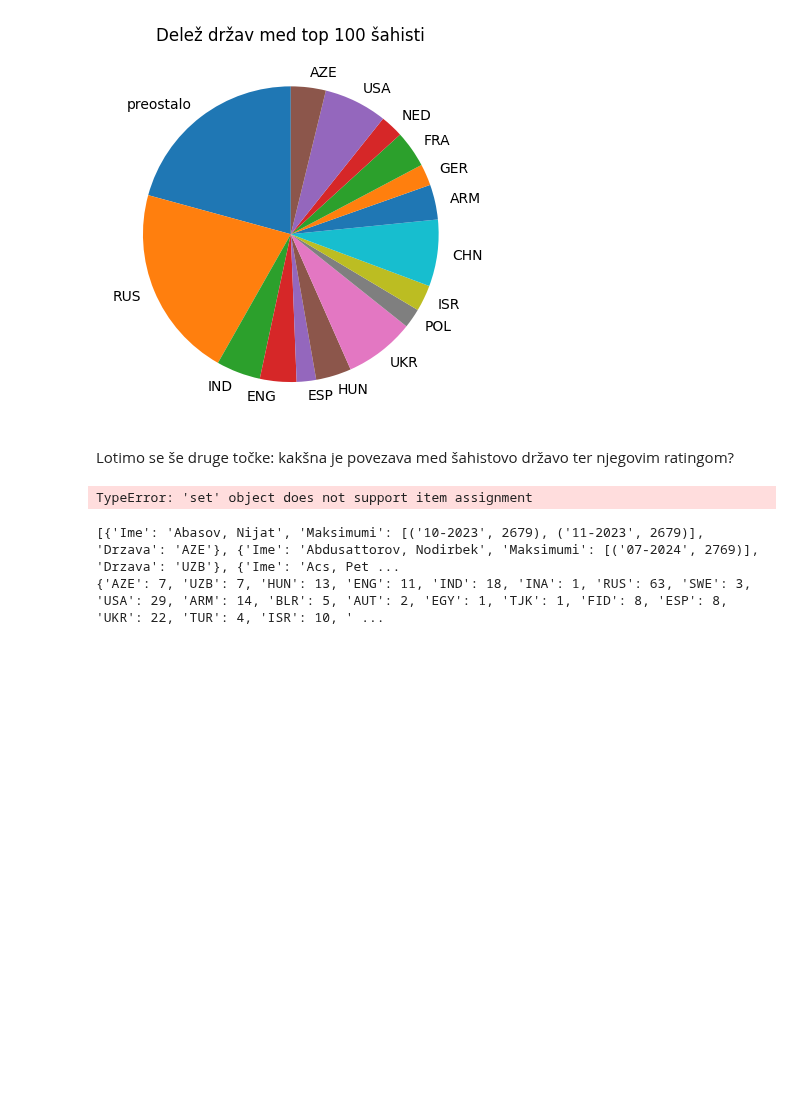
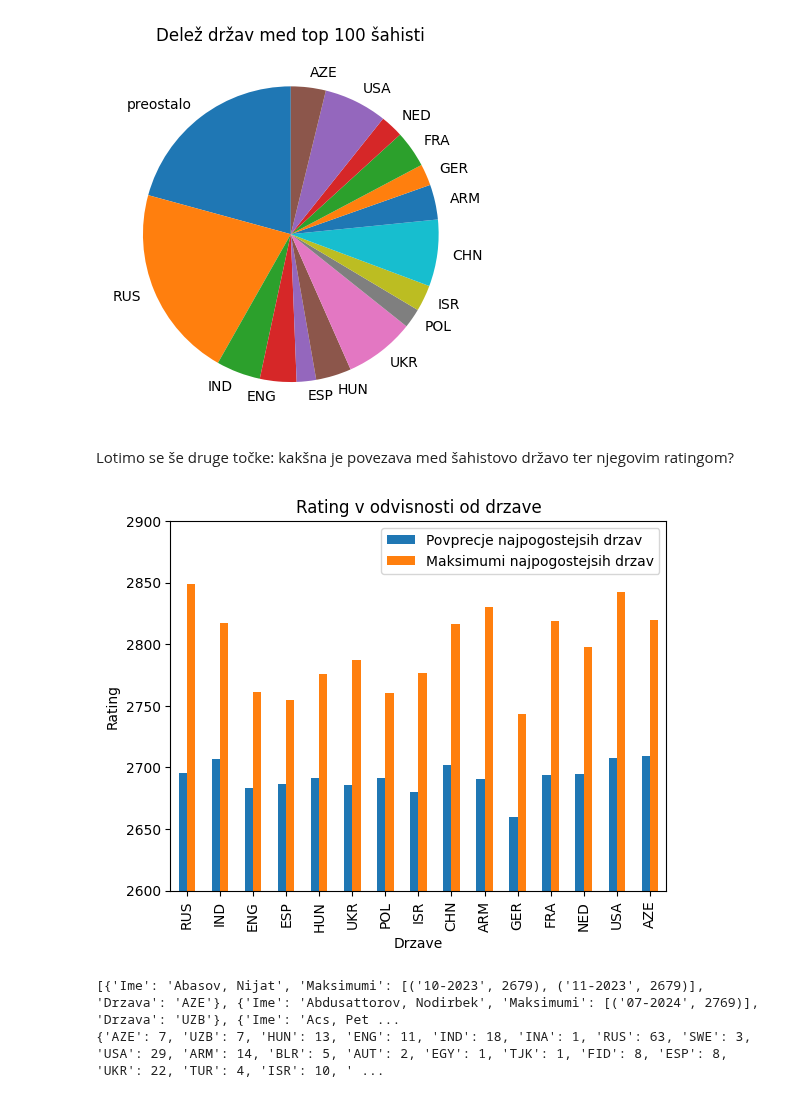
Before and after one commit to HugoTrebse/UVP-projektna-naloga, a Jupyter notebook: analiza_podatkov.ipynb, the cells around one changed output. Cells and saved outputs as stored; diff of their text form; code cells hidden in the pictures; blank space fills up the shorter version.

```diff
--- a/analiza_podatkov.ipynb
+++ b/analiza_podatkov.ipynb
@@ -320,55 +320,39 @@ def ustvarjalec_drzav(slovar):
     for ime_sahista, leto_rojstva in sahisti_prebrano.iterrows():
         prebrana_datoteka = pd.read_csv(funkcije.ime_v_pot(ime_sahista))
         for indeks, vrstica in prebrana_datoteka.iterrows():
             slovar[vrstica['drzava']].append(vrstica['rating'])
     return slovar
 
 def ustvarjalec_maksimumom_drzav(slovar):
     maksimumi_drzave = {}
     for drzava, ratingi in slovar.items():
         maksimumi_drzave[drzava] = max(ratingi)
     return maksimumi_drzave
 
 drzave = ustvarjalec_drzav(drzave)
 
-print(len(drzave))
-print(drzave)
-
-maksimumi_drzav = ustvarjalec_maksimumom_drzav(drzave)
-
-print(len(maksimumi_drzav))
-print(maksimumi_drzav)
-
-drzave_v_povprecju = kalkulator_povprecja(drzave)
-
-print(len(drzave_v_povprecju))
-print(drzave_v_povprecju)
-
 drzave_nad_mejo_info = {}
 for drzava, info in drzave.items():
     if drzava in drzave_nad_mejo:
         drzave_nad_mejo_info[drzava] = info
 
 drzave_nad_mejo_v_povprecju = kalkulator_povprecja(drzave_nad_mejo_info)
 
-print(len(drzave_nad_mejo_v_povprecju))
-print(drzave_nad_mejo_v_povprecju)
-
 drzave_nad_mejo_maksimumi = ustvarjalec_maksimumom_drzav(drzave_nad_mejo_info)
 
-print(len(drzave_nad_mejo_maksimumi))
-print(drzave_nad_mejo_maksimumi)
-
-
-#drzave_skupni_df = pd.DataFrame({'Povprecje drzav': drzave_v_povprecju, 'Maksimumi drzav': maksimumi_drzav})
 
 drzave_nad_mejo_v_povprecju_df = pd.DataFrame({'Povprecje najpogostejsih drzav': drzave_nad_mejo_v_povprecju, 'Maksimumi najpogostejsih drzav' : drzave_nad_mejo_maksimumi})
 
 drzave_nad_mejo_v_povprecju_df.plot(kind = 'bar')
 
+plt.ylim(2600, 2900)
+plt.title('Rating v odvisnosti od drzave')
+plt.xlabel('Drzave')
+plt.ylabel('Rating')
+plt.legend()
 plt.show()
 # %% [output]
-TypeError: 'set' object does not support item assignment
+[figure, added]
 # %%
 #Ker bomo analizirali starost pri kateri igralci dosežejo maksimalni rating v odvisnosti od države, moramo pobrati tudi podatke o slednjem.
 #Pojavi se vprašanje kaj storiti, če šahist v svoji karieri igra za več kot eno državo. V okviru tega projekta bomo vse dosežke tega šahista upoštevali pod državo za katero je igral najprej.
```
Also changed, not shown: parts of 5 cells of this notebook.
